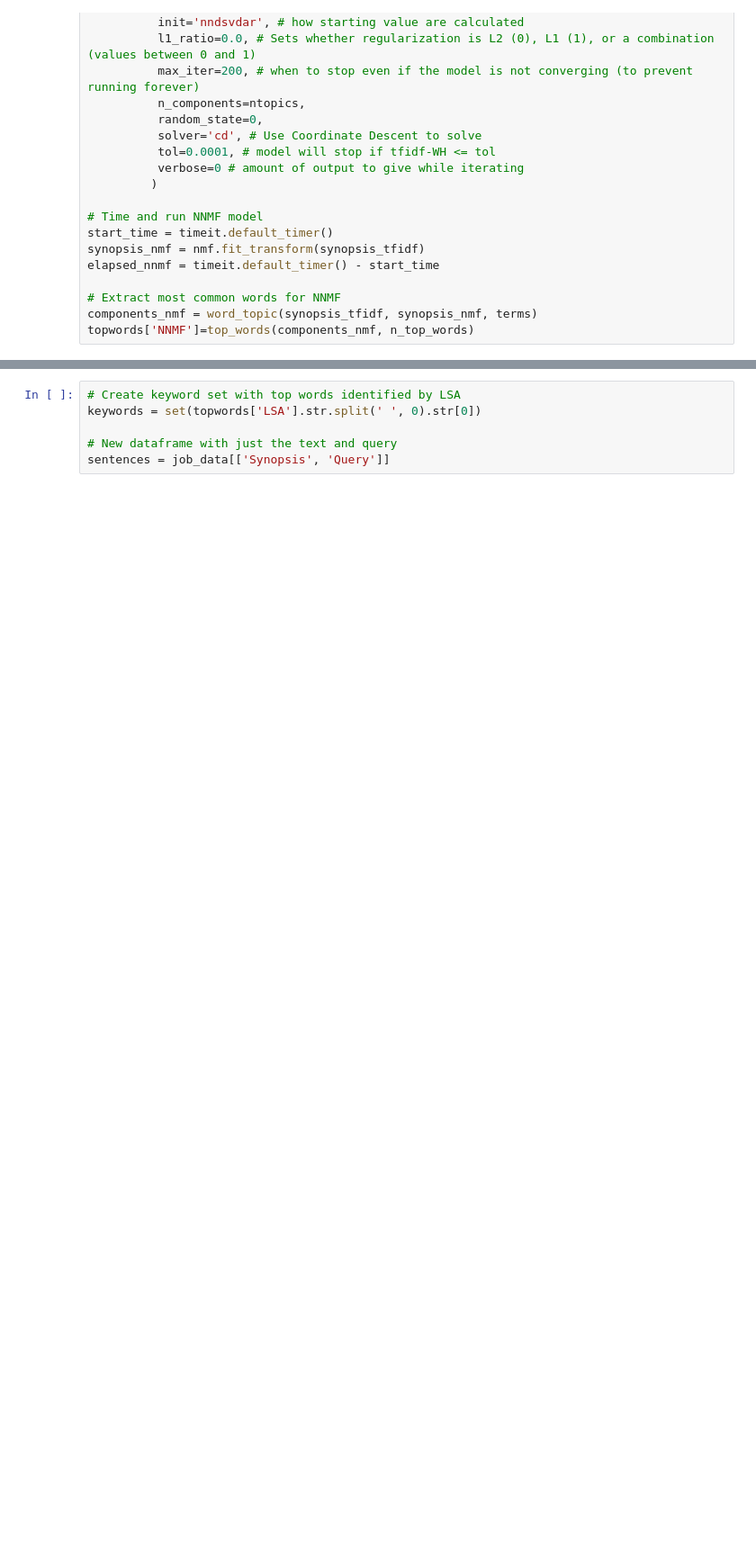
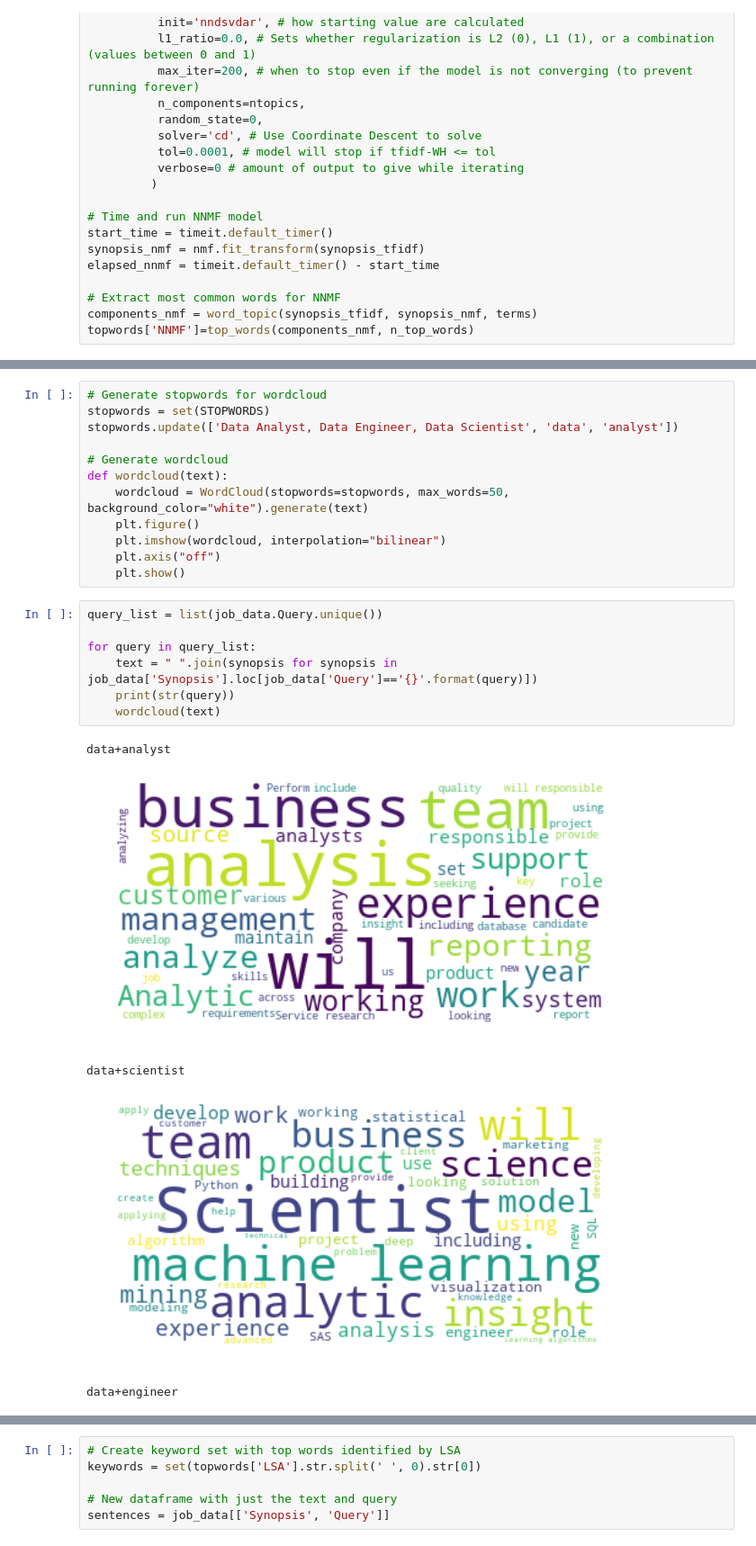
Before and after one commit to mhuh22/Thinkful, a Jupyter notebook: Bootcamp/Unit 7/Analysis on Indeed Data Scientist Postings.ipynb, the cells around one changed output, grey strips where cells are left out. Shown: that part at 90% size. Saved outputs shown, nothing was run; the diff lists cells and outputs as text; blank space fills up the shorter version.

```diff
--- a/Bootcamp/Unit 7/Analysis on Indeed Data Scientist Postings.ipynb
+++ b/Bootcamp/Unit 7/Analysis on Indeed Data Scientist Postings.ipynb
@@ -401,0 +418,25 @@ Topic 0:
+# %%
+# Generate stopwords for wordcloud
+stopwords = set(STOPWORDS)
+stopwords.update(['Data Analyst, Data Engineer, Data Scientist', 'data', 'analyst'])
+
+# Generate wordcloud
+def wordcloud(text):
+    wordcloud = WordCloud(stopwords=stopwords, max_words=50, background_color="white").generate(text)
+    plt.figure()
+    plt.imshow(wordcloud, interpolation="bilinear")
+    plt.axis("off")
+    plt.show()
+# %%
+query_list = list(job_data.Query.unique())
+
+for query in query_list:
+    text = " ".join(synopsis for synopsis in job_data['Synopsis'].loc[job_data['Query']=='{}'.format(query)])
+    print(str(query))
+    wordcloud(text)
+# %% [output]
+data+analyst
+[figure, added]
+data+scientist
+[figure, added]
+data+engineer
```
Also changed, not shown: parts of 22 cells of this notebook, 1 other file.
